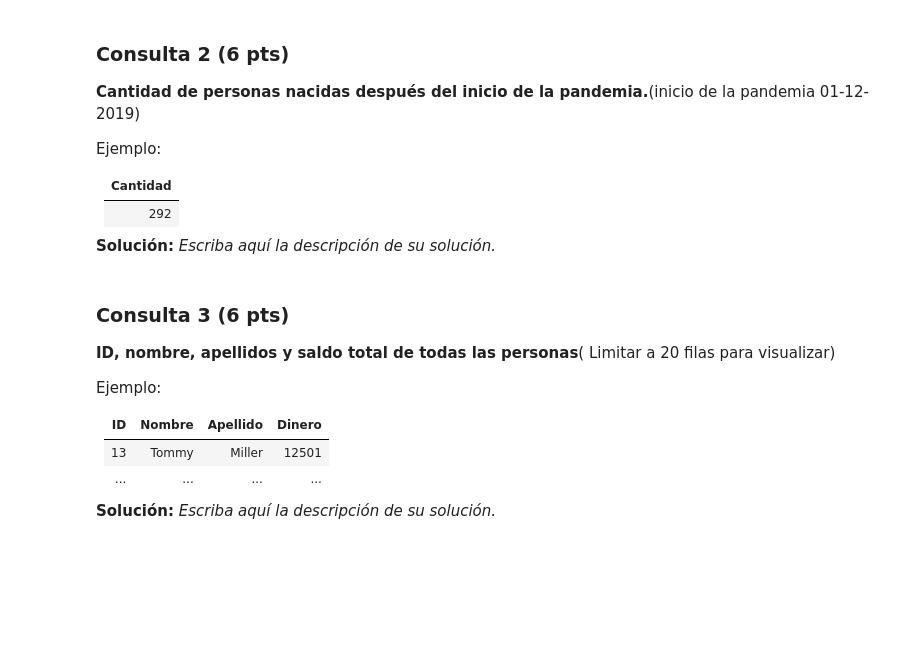
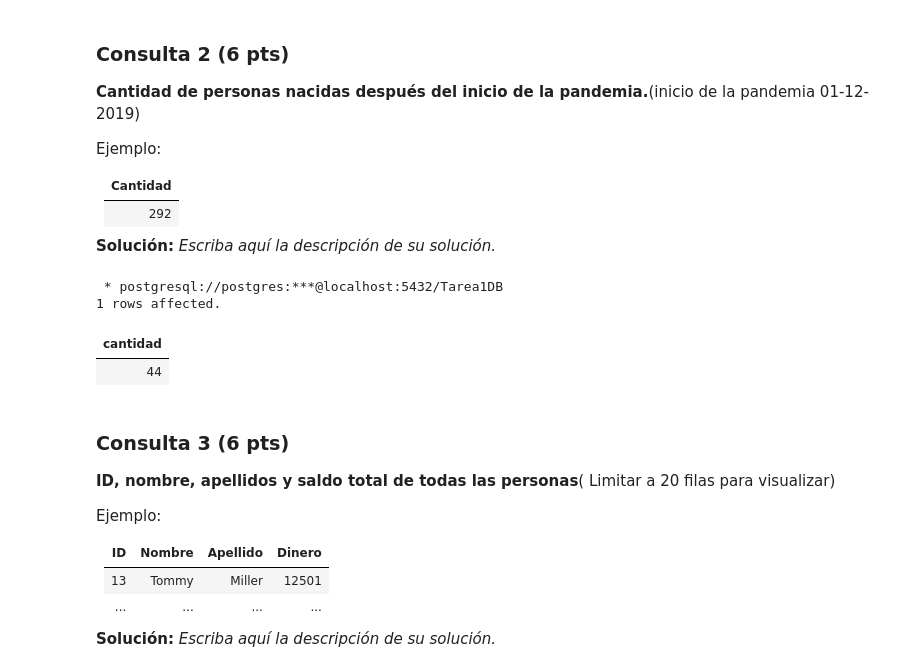
Before and after one commit to Kaleto13/Tarea_DB, a Jupyter notebook: Tarea1DB.ipynb, the cells around one changed output. Drawn from its saved outputs; the diff is of its cells as text; code cells hidden in the pictures; blank space fills up the shorter version.

```diff
--- a/Tarea1DB.ipynb
+++ b/Tarea1DB.ipynb
@@ -403,12 +405,19 @@ Ejemplo:
 # %%
 %%sql
 
 /* Reemplace estas queries por las que resuelven las consultas pedidas. */
 
 SELECT
-    *
+    COUNT(personas.fecha_nacimiento) AS Cantidad
 FROM
-    *
+    personas
+WHERE
+    personas.fecha_nacimiento > '2019-12-01'
+# %% [output]
+ * postgresql://postgres:***@localhost:5432/Tarea1DB
+1 rows affected.
+| cantidad |
+| 44 |
 # %% [markdown]
 ### Consulta 3 (6 pts)
 **ID, nombre, apellidos y saldo total de todas las personas**( Limitar a 20 filas para visualizar)
```
Also changed, not shown: parts of 2 cells of this notebook.
